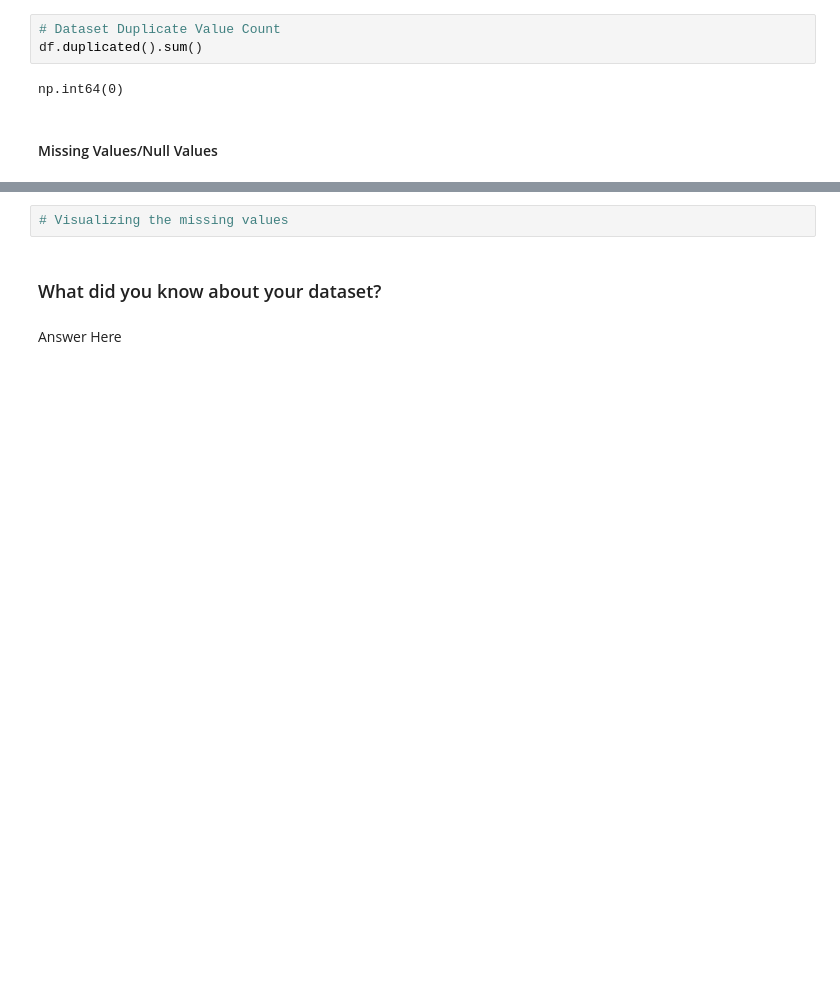
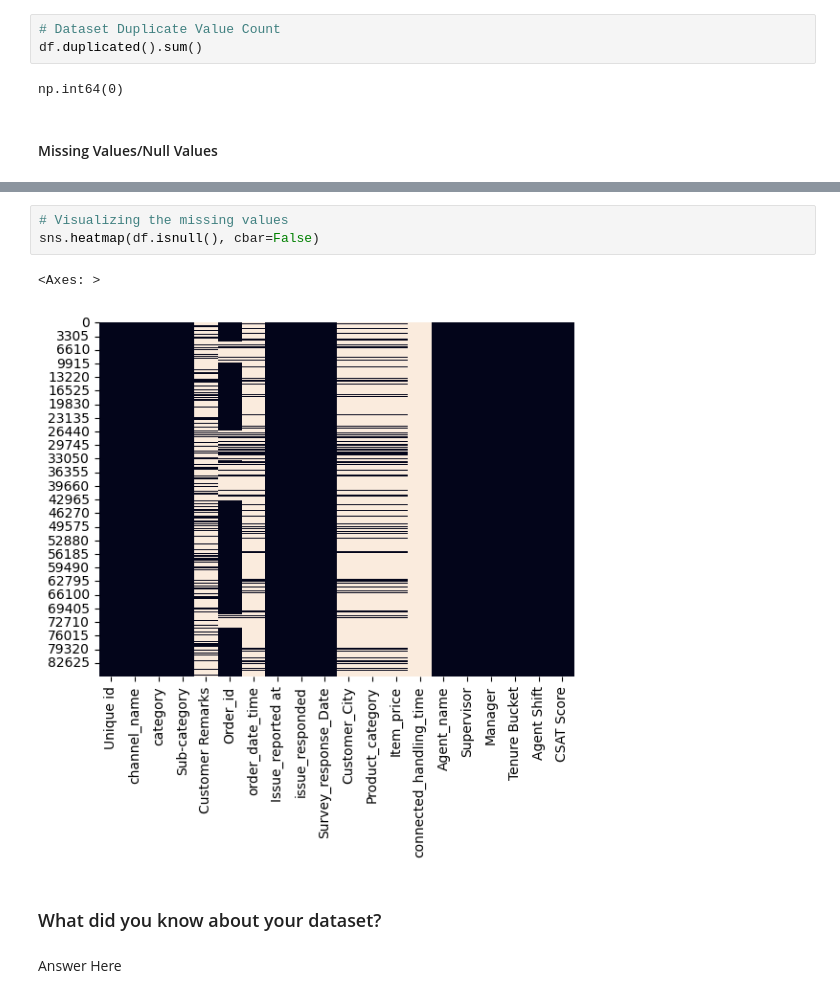
Before and after one commit to amol004/E-Commerce-Customer-Satisfaction-Score-Prediction-Deep-Learning, a Jupyter notebook: E_Commerce_Customer_Satisfaction_Score_Prediction.ipynb, the cells around one changed output, grey strips where cells are left out. Cells and saved outputs as stored; diff of their text form; blank space fills up the shorter version.

```diff
--- a/E_Commerce_Customer_Satisfaction_Score_Prediction.ipynb
+++ b/E_Commerce_Customer_Satisfaction_Score_Prediction.ipynb
@@ -160,5 +180,9 @@ np.int64(0)
 # %%
 # Visualizing the missing values
+sns.heatmap(df.isnull(), cbar=False)
+# %% [output]
+<Axes: >
+[figure, added]
 # %% [markdown]
 ### What did you know about your dataset?
 # %% [markdown]
```
Also changed, not shown: parts of 1 cell of this notebook.
